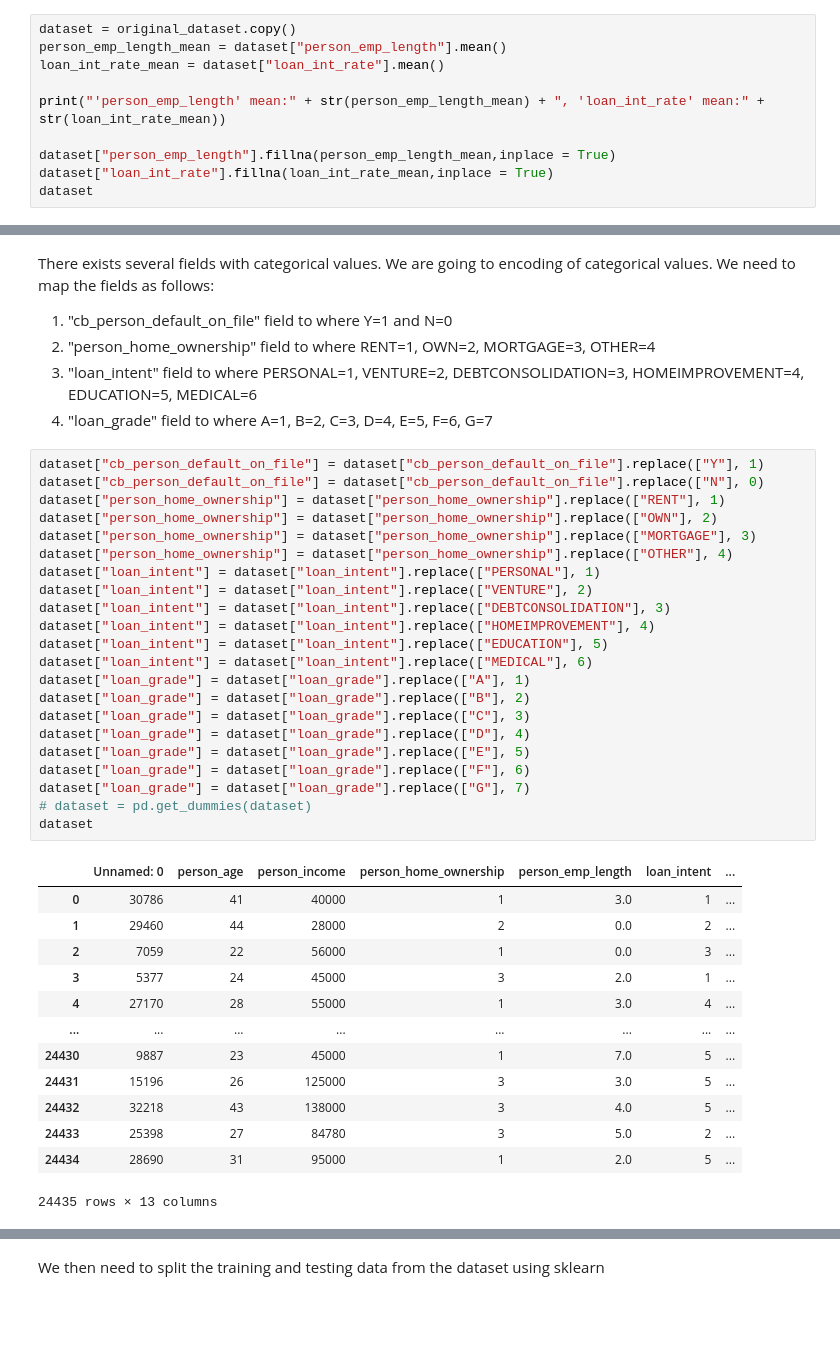
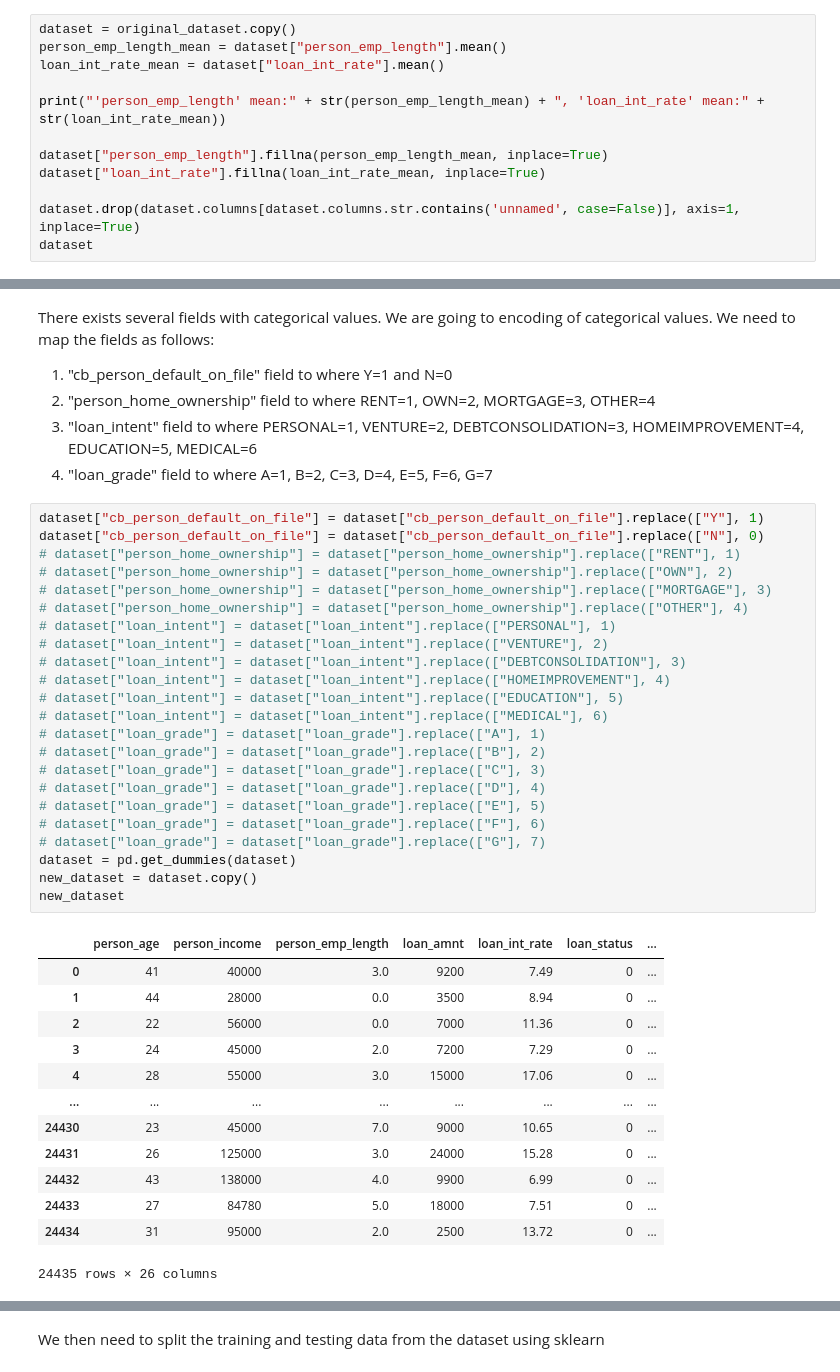
Before and after one commit to markmuigai/MSC-Assignments, a Jupyter notebook: CCI 501/Classification/classification.ipynb, the cells around one changed output, grey strips where cells are left out. Saved outputs shown, nothing was run; the diff lists cells and outputs as text; blank space fills up the shorter version.

```diff
--- a/CCI 501/Classification/classification.ipynb
+++ b/CCI 501/Classification/classification.ipynb
@@ -38,8 +44,10 @@ loan_int_rate_mean = dataset["loan_int_rate"].mean()
 
 print("'person_emp_length' mean:" + str(person_emp_length_mean) + ", 'loan_int_rate' mean:" + str(loan_int_rate_mean))
 
-dataset["person_emp_length"].fillna(person_emp_length_mean,inplace = True)
-dataset["loan_int_rate"].fillna(loan_int_rate_mean,inplace = True)
+dataset["person_emp_length"].fillna(person_emp_length_mean, inplace=True)
+dataset["loan_int_rate"].fillna(loan_int_rate_mean, inplace=True)
+
+dataset.drop(dataset.columns[dataset.columns.str.contains('unnamed', case=False)], axis=1, inplace=True)
 dataset
 # %% [output]
 'person_emp_length' mean:4.778072167549836, 'loan_int_rate' mean:11.006376791932013
@@ -66,36 +74,37 @@ We need to map the fields as follows:
 # %%
 dataset["cb_person_default_on_file"] = dataset["cb_person_default_on_file"].replace(["Y"], 1)
 dataset["cb_person_default_on_file"] = dataset["cb_person_default_on_file"].replace(["N"], 0)
-dataset["person_home_ownership"] = dataset["person_home_ownership"].replace(["RENT"], 1)
-dataset["person_home_ownership"] = dataset["person_home_ownership"].replace(["OWN"], 2)
-dataset["person_home_ownership"] = dataset["person_home_ownership"].replace(["MORTGAGE"], 3)
-dataset["person_home_ownership"] = dataset["person_home_ownership"].replace(["OTHER"], 4)
-dataset["loan_intent"] = dataset["loan_intent"].replace(["PERSONAL"], 1)
-dataset["loan_intent"] = dataset["loan_intent"].replace(["VENTURE"], 2)
-dataset["loan_intent"] = dataset["loan_intent"].replace(["DEBTCONSOLIDATION"], 3)
-dataset["loan_intent"] = dataset["loan_intent"].replace(["HOMEIMPROVEMENT"], 4)
-dataset["loan_intent"] = dataset["loan_intent"].replace(["EDUCATION"], 5)
-dataset["loan_intent"] = dataset["loan_intent"].replace(["MEDICAL"], 6)
-dataset["loan_grade"] = dataset["loan_grade"].replace(["A"], 1)
-dataset["loan_grade"] = dataset["loan_grade"].replace(["B"], 2)
-dataset["loan_grade"] = dataset["loan_grade"].replace(["C"], 3)
-dataset["loan_grade"] = dataset["loan_grade"].replace(["D"], 4)
-dataset["loan_grade"] = dataset["loan_grade"].replace(["E"], 5)
-dataset["loan_grade"] = dataset["loan_grade"].replace(["F"], 6)
-dataset["loan_grade"] = dataset["loan_grade"].replace(["G"], 7)
-# dataset = pd.get_dummies(dataset)
-dataset
+# dataset["person_home_ownership"] = dataset["person_home_ownership"].replace(["RENT"], 1)
+# dataset["person_home_ownership"] = dataset["person_home_ownership"].replace(["OWN"], 2)
+# dataset["person_home_ownership"] = dataset["person_home_ownership"].replace(["MORTGAGE"], 3)
+# dataset["person_home_ownership"] = dataset["person_home_ownership"].replace(["OTHER"], 4)
+# dataset["loan_intent"] = dataset["loan_intent"].replace(["PERSONAL"], 1)
+# dataset["loan_intent"] = dataset["loan_intent"].replace(["VENTURE"], 2)
+# dataset["loan_intent"] = dataset["loan_intent"].replace(["DEBTCONSOLIDATION"], 3)
+# dataset["loan_intent"] = dataset["loan_intent"].replace(["HOMEIMPROVEMENT"], 4)
+# dataset["loan_intent"] = dataset["loan_intent"].replace(["EDUCATION"], 5)
+# dataset["loan_intent"] = dataset["loan_intent"].replace(["MEDICAL"], 6)
+# dataset["loan_grade"] = dataset["loan_grade"].replace(["A"], 1)
+# dataset["loan_grade"] = dataset["loan_grade"].replace(["B"], 2)
+# dataset["loan_grade"] = dataset["loan_grade"].replace(["C"], 3)
+# dataset["loan_grade"] = dataset["loan_grade"].replace(["D"], 4)
+# dataset["loan_grade"] = dataset["loan_grade"].replace(["E"], 5)
+# dataset["loan_grade"] = dataset["loan_grade"].replace(["F"], 6)
+# dataset["loan_grade"] = dataset["loan_grade"].replace(["G"], 7)
+dataset = pd.get_dummies(dataset)
+new_dataset = dataset.copy()
+new_dataset
 # %% [output]
-|  | Unnamed: 0 | person_age | person_income | person_home_ownership | person_emp_length | loan_intent | ... |
-| 0 | 30786 | 41 | 40000 | 1 | 3.0 | 1 | ... |
-| 1 | 29460 | 44 | 28000 | 2 | 0.0 | 2 | ... |
-| 2 | 7059 | 22 | 56000 | 1 | 0.0 | 3 | ... |
-| 3 | 5377 | 24 | 45000 | 3 | 2.0 | 1 | ... |
-| 4 | 27170 | 28 | 55000 | 1 | 3.0 | 4 | ... |
+|  | person_age | person_income | person_emp_length | loan_amnt | loan_int_rate | loan_status | ... |
+| 0 | 41 | 40000 | 3.0 | 9200 | 7.49 | 0 | ... |
+| 1 | 44 | 28000 | 0.0 | 3500 | 8.94 | 0 | ... |
+| 2 | 22 | 56000 | 0.0 | 7000 | 11.36 | 0 | ... |
+| 3 | 24 | 45000 | 2.0 | 7200 | 7.29 | 0 | ... |
+| 4 | 28 | 55000 | 3.0 | 15000 | 17.06 | 0 | ... |
 | ... | ... | ... | ... | ... | ... | ... | ... |
-| 24430 | 9887 | 23 | 45000 | 1 | 7.0 | 5 | ... |
-| 24431 | 15196 | 26 | 125000 | 3 | 3.0 | 5 | ... |
-| 24432 | 32218 | 43 | 138000 | 3 | 4.0 | 5 | ... |
-| 24433 | 25398 | 27 | 84780 | 3 | 5.0 | 2 | ... |
-| 24434 | 28690 | 31 | 95000 | 1 | 2.0 | 5 | ... |
+| 24430 | 23 | 45000 | 7.0 | 9000 | 10.65 | 0 | ... |
+| 24431 | 26 | 125000 | 3.0 | 24000 | 15.28 | 0 | ... |
+| 24432 | 43 | 138000 | 4.0 | 9900 | 6.99 | 0 | ... |
+| 24433 | 27 | 84780 | 5.0 | 18000 | 7.51 | 0 | ... |
+| 24434 | 31 | 95000 | 2.0 | 2500 | 13.72 | 0 | ... |
-24435 rows × 13 columns
+24435 rows × 26 columns
```
Also changed, not shown: parts of 28 cells of this notebook.
